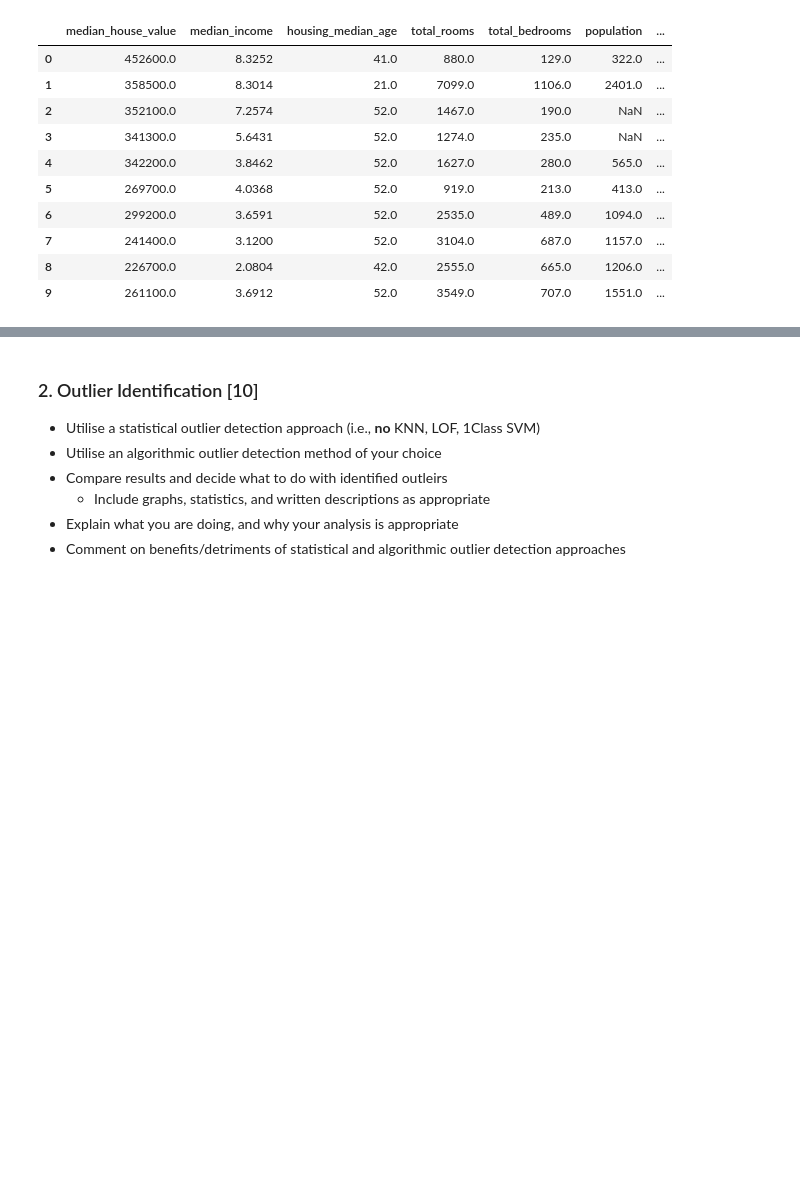
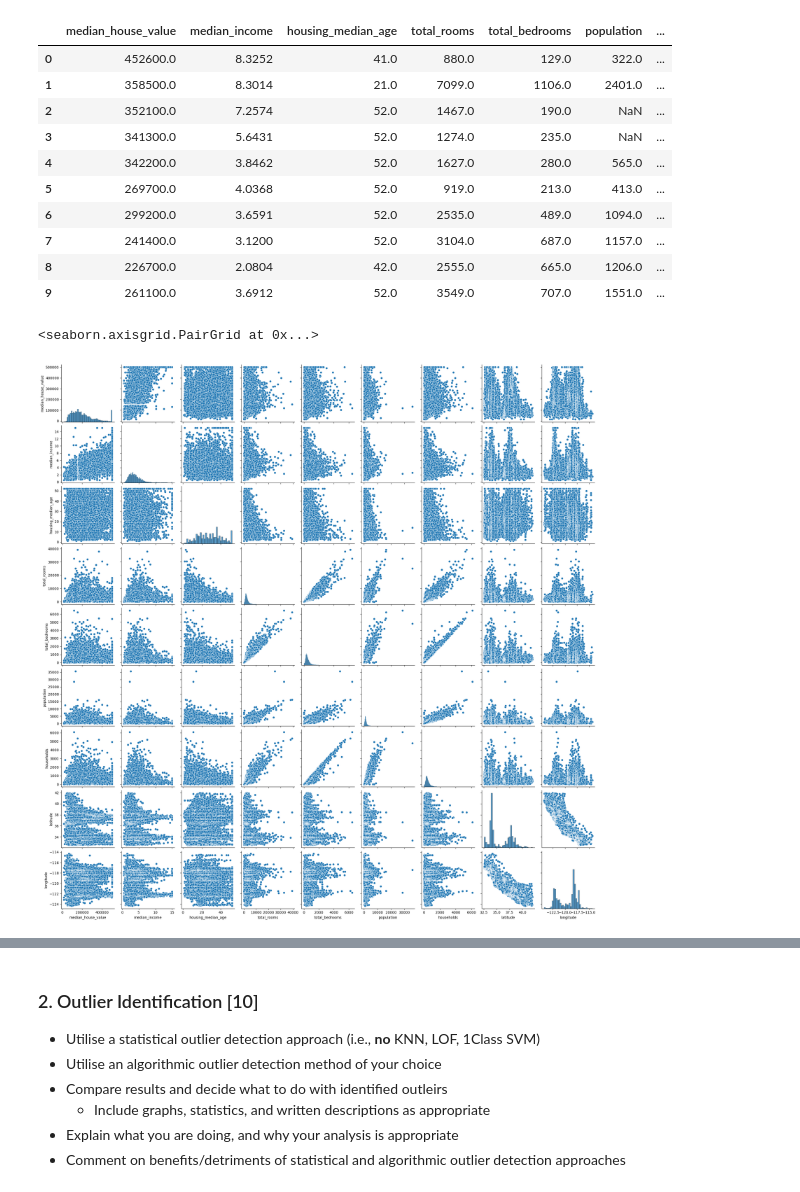
Before and after one commit to C2014515/https-github.com-newcastleuniversity-computing-CSC3831_Final_Assessment, a Jupyter notebook: Coursework/CSC3831_Final_Assessment.ipynb, the cells around one changed output, grey strips where cells are left out. Drawn from its saved outputs; the diff is of its cells as text; code cells hidden in the pictures; blank space fills up the shorter version.

```diff
--- a/Coursework/CSC3831_Final_Assessment.ipynb
+++ b/Coursework/CSC3831_Final_Assessment.ipynb
@@ -33,3 +33,8 @@ houses_corrupted.head(10)
 | 7 | 241400.0 | 3.1200 | 52.0 | 3104.0 | 687.0 | 1157.0 | ... |
 | 8 | 226700.0 | 2.0804 | 42.0 | 2555.0 | 665.0 | 1206.0 | ... |
 | 9 | 261100.0 | 3.6912 | 52.0 | 3549.0 | 707.0 | 1551.0 | ... |
+# %%
+sns.pairplot(houses_corrupted)
+# %% [output]
+<seaborn.axisgrid.PairGrid at 0x...>
+[figure, added]
```
Also changed, not shown: parts of 10 cells of this notebook.
